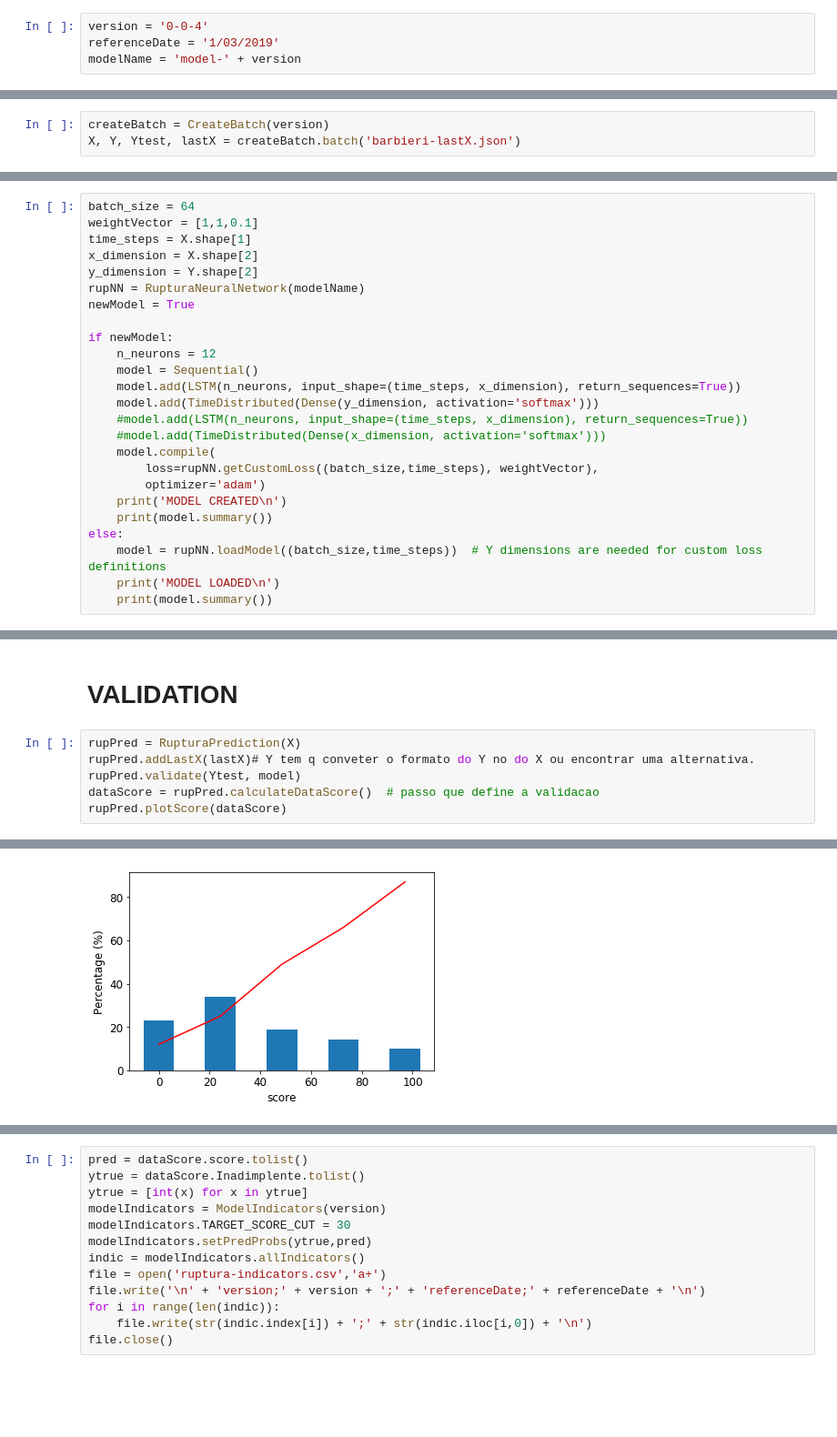
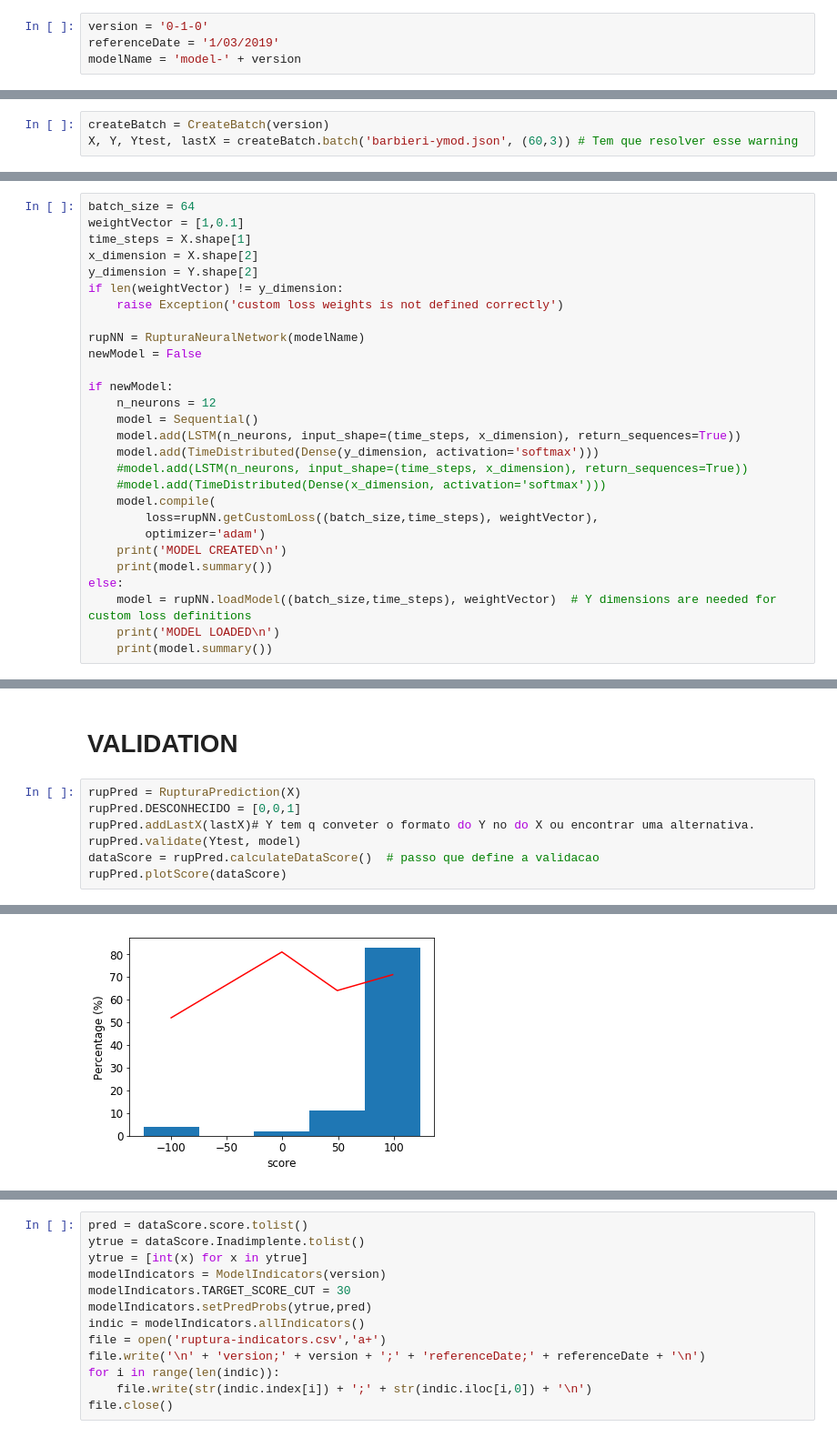
Before and after one commit to vultor33/Logistics, a Jupyter notebook: rupturaLSTM.ipynb, the cells around one changed output, grey strips where cells are left out. Shown at 91% size. Cells and saved outputs as stored; diff of their text form; blank space fills up the shorter version.

```diff
--- a/rupturaLSTM.ipynb
+++ b/rupturaLSTM.ipynb
@@ -43,26 +40,29 @@ from ruptura.RupturaNeuralNetwork import RupturaNeuralNetwork
 # %% [output]
 Using TensorFlow backend.
 # %%
-version = '0-0-4'
+version = '0-1-0'
 referenceDate = '1/03/2019'
 modelName = 'model-' + version
 # %% [markdown]
 # CARREGAMENTO DOS DADOS
 # %%
 createBatch = CreateBatch(version)
-X, Y, Ytest, lastX = createBatch.batch('barbieri-lastX.json')
+X, Y, Ytest, lastX = createBatch.batch('barbieri-ymod.json', (60,3)) # Tem que resolver esse warning
 # %% [output]
 WARNING - need error handling on samples
 # %% [markdown]
 # MODEL DEFINITION
 # %%
 batch_size = 64
-weightVector = [1,1,0.1]
+weightVector = [1,0.1]
 time_steps = X.shape[1]
 x_dimension = X.shape[2]
 y_dimension = Y.shape[2]
+if len(weightVector) != y_dimension:
+    raise Exception('custom loss weights is not defined correctly')
+
 rupNN = RupturaNeuralNetwork(modelName)
-newModel = True
+newModel = False
 
 if newModel:
     n_neurons = 12
@@ -77,7 +77,7 @@ if newModel:
     print('MODEL CREATED\n')
     print(model.summary())
 else:
-    model = rupNN.loadModel((batch_size,time_steps))  # Y dimensions are needed for custom loss definitions
+    model = rupNN.loadModel((batch_size,time_steps), weightVector)  # Y dimensions are needed for custom loss definitions
     print('MODEL LOADED\n')
     print(model.summary())
 # %% [output]
@@ -119,6 +132,7 @@ Epoch 100/100
 # VALIDATION
 # %%
 rupPred = RupturaPrediction(X)
+rupPred.DESCONHECIDO = [0,0,1]
 rupPred.addLastX(lastX)# Y tem q conveter o formato do Y no do X ou encontrar uma alternativa.
 rupPred.validate(Ytest, model)
 dataScore = rupPred.calculateDataScore()  # passo que define a validacao
@@ -132 +146 @@ yAxis:   [12, 25, 49, 66, 87]
-[figure, old version]
+[figure, new version]
```
Also changed, not shown: parts of 8 cells of this notebook, 3 other files.
